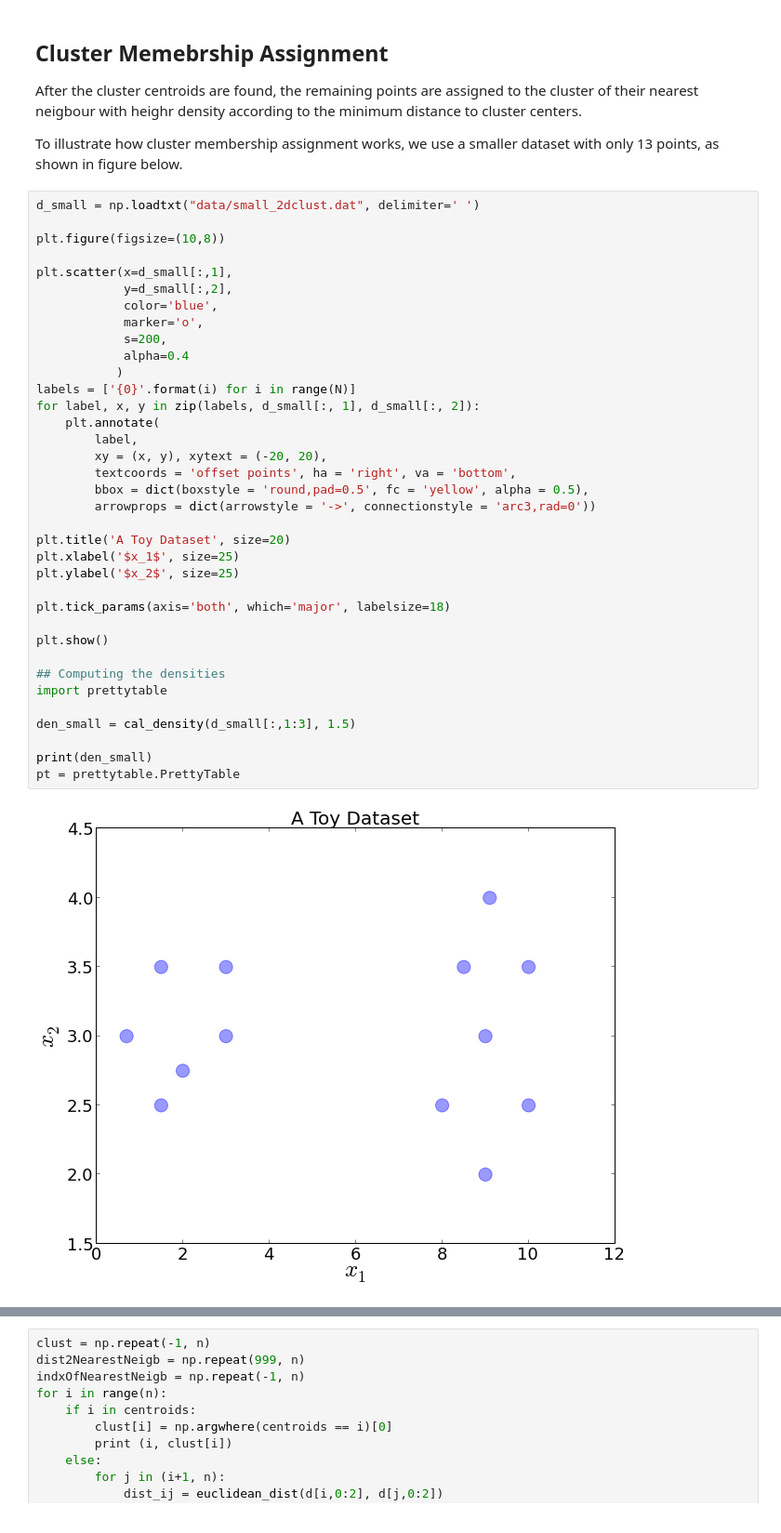
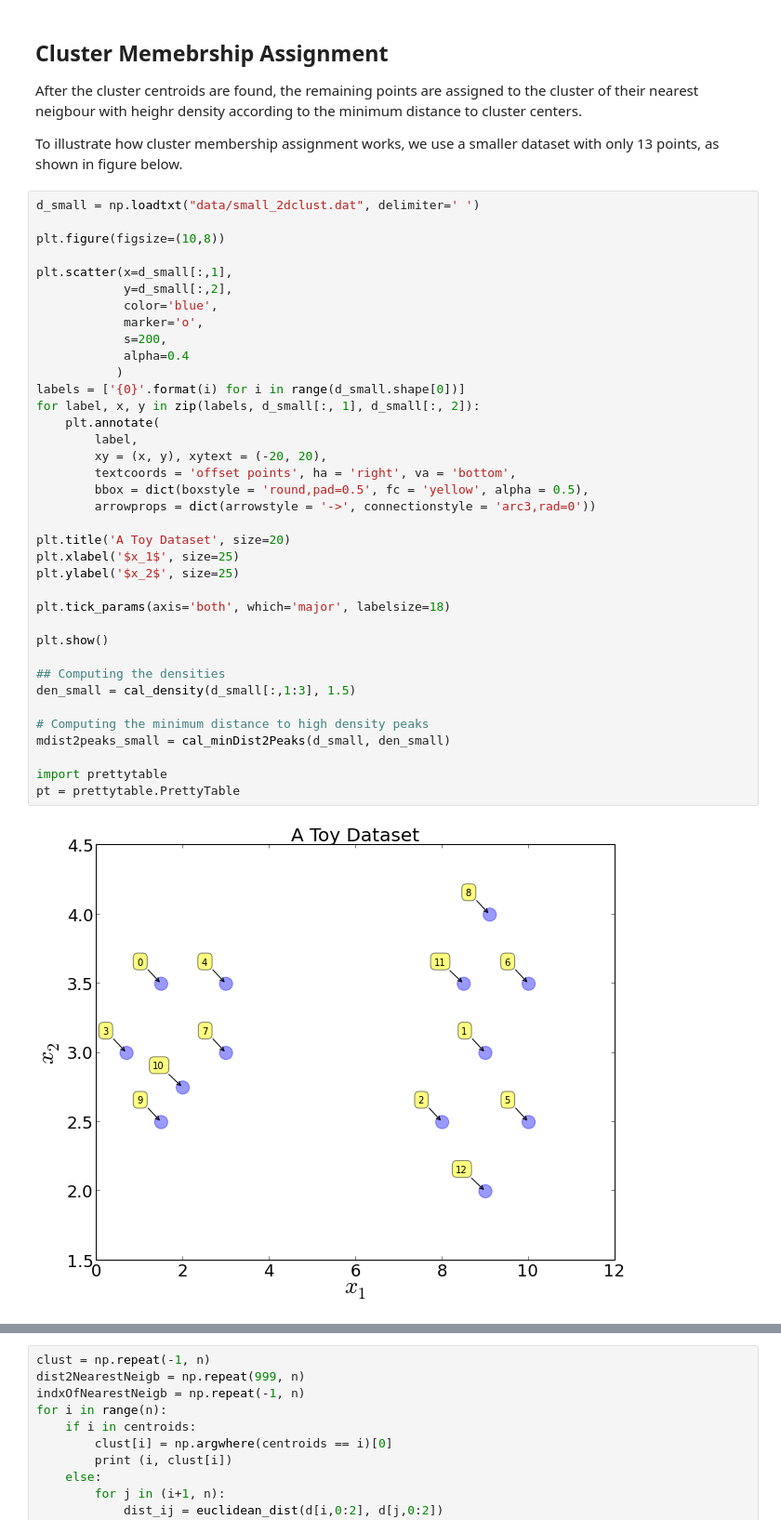
Before and after one commit to vmirly/DataScience, a Jupyter notebook: densityPeak_clustering.ipynb, the cells around one changed output, grey strips where cells are left out. Shown at 93% size. Saved outputs shown, nothing was run; the diff lists cells and outputs as text.

```diff
--- a/densityPeak_clustering.ipynb
+++ b/densityPeak_clustering.ipynb
@@ -260,38 +260,39 @@ d_small = np.loadtxt("data/small_2dclust.dat", delimiter=' ')
 plt.figure(figsize=(10,8))
 
 plt.scatter(x=d_small[:,1],
             y=d_small[:,2],
             color='blue',
             marker='o',
             s=200,
             alpha=0.4
            )
-labels = ['{0}'.format(i) for i in range(N)]
+labels = ['{0}'.format(i) for i in range(d_small.shape[0])]
 for label, x, y in zip(labels, d_small[:, 1], d_small[:, 2]):
     plt.annotate(
         label,
         xy = (x, y), xytext = (-20, 20),
         textcoords = 'offset points', ha = 'right', va = 'bottom',
         bbox = dict(boxstyle = 'round,pad=0.5', fc = 'yellow', alpha = 0.5),
         arrowprops = dict(arrowstyle = '->', connectionstyle = 'arc3,rad=0'))
 
 plt.title('A Toy Dataset', size=20)
 plt.xlabel('$x_1$', size=25)
 plt.ylabel('$x_2$', size=25)
 
 plt.tick_params(axis='both', which='major', labelsize=18)
 
 plt.show()
 
 ## Computing the densities
-import prettytable
-
 den_small = cal_density(d_small[:,1:3], 1.5)
 
-print(den_small)
+# Computing the minimum distance to high density peaks
+mdist2peaks_small = cal_minDist2Peaks(d_small, den_small)
+
+import prettytable
 pt = prettytable.PrettyTable
 # %% [output]
-[figure, old version]
+[figure, new version]
 [3 6 3 3 2 3 3 2 3 3 5 3 3]
 # %%
 def find_nearestNeigb(d, den_arr, centroids):
```
Also changed, not shown: parts of 1 cell of this notebook.
